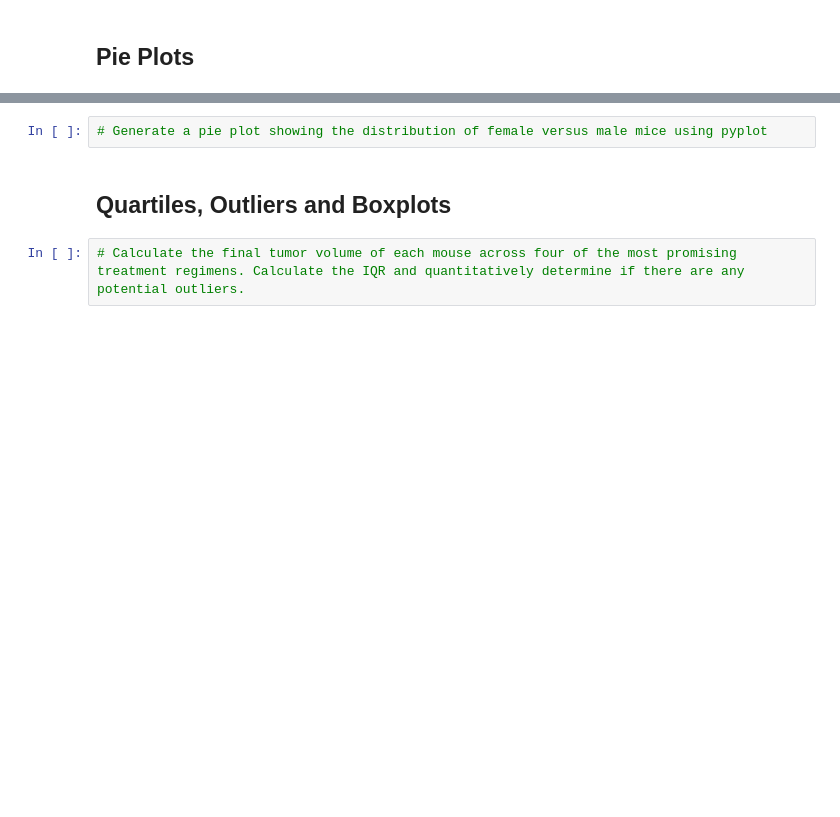
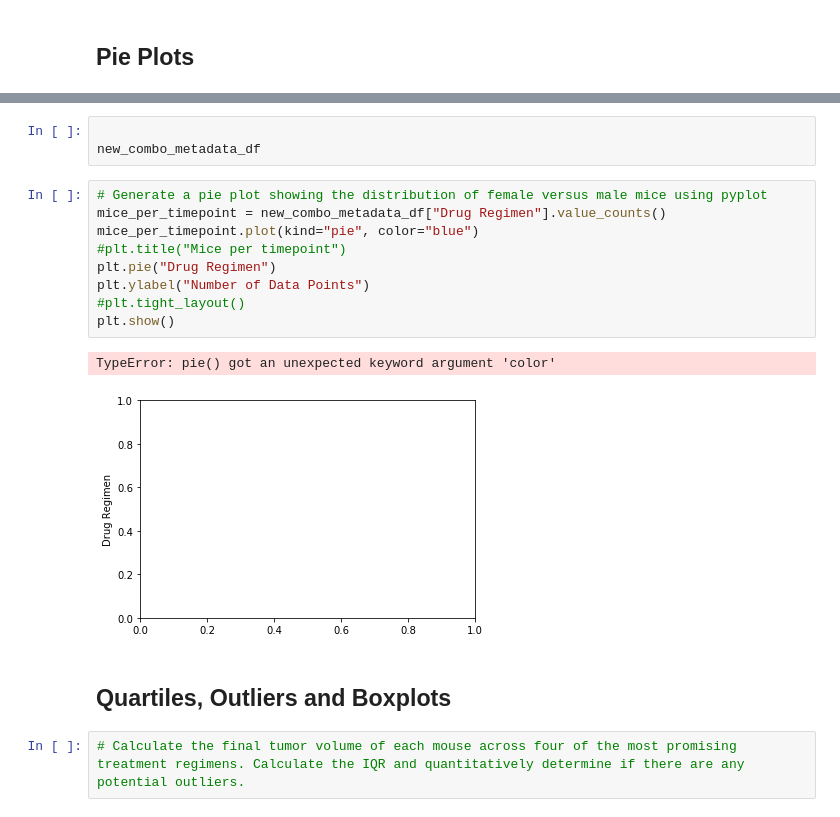
Before and after one commit to EMENGH/matplotlib-challenge, a Jupyter notebook: Pymaceuticals/pymaceuticals_starter.ipynb, the cells around one changed output, grey strips where cells are left out. Drawn from its saved outputs; the diff is of its cells as text; blank space fills up the shorter version.

```diff
--- a/Pymaceuticals/pymaceuticals_starter.ipynb
+++ b/Pymaceuticals/pymaceuticals_starter.ipynb
@@ -125,5 +163,18 @@ tumor_vol_summary_stats
+# %%
+
+new_combo_metadata_df
 # %%
 # Generate a pie plot showing the distribution of female versus male mice using pyplot
+mice_per_timepoint = new_combo_metadata_df["Drug Regimen"].value_counts()
+mice_per_timepoint.plot(kind="pie", color="blue")
+#plt.title("Mice per timepoint")
+plt.pie("Drug Regimen")
+plt.ylabel("Number of Data Points")
+#plt.tight_layout()
+plt.show()
+# %% [output]
+TypeError: pie() got an unexpected keyword argument 'color'
+[figure, added]
 # %% [markdown]
 ## Quartiles, Outliers and Boxplots
 # %%
```
Also changed, not shown: parts of 5 cells of this notebook.
